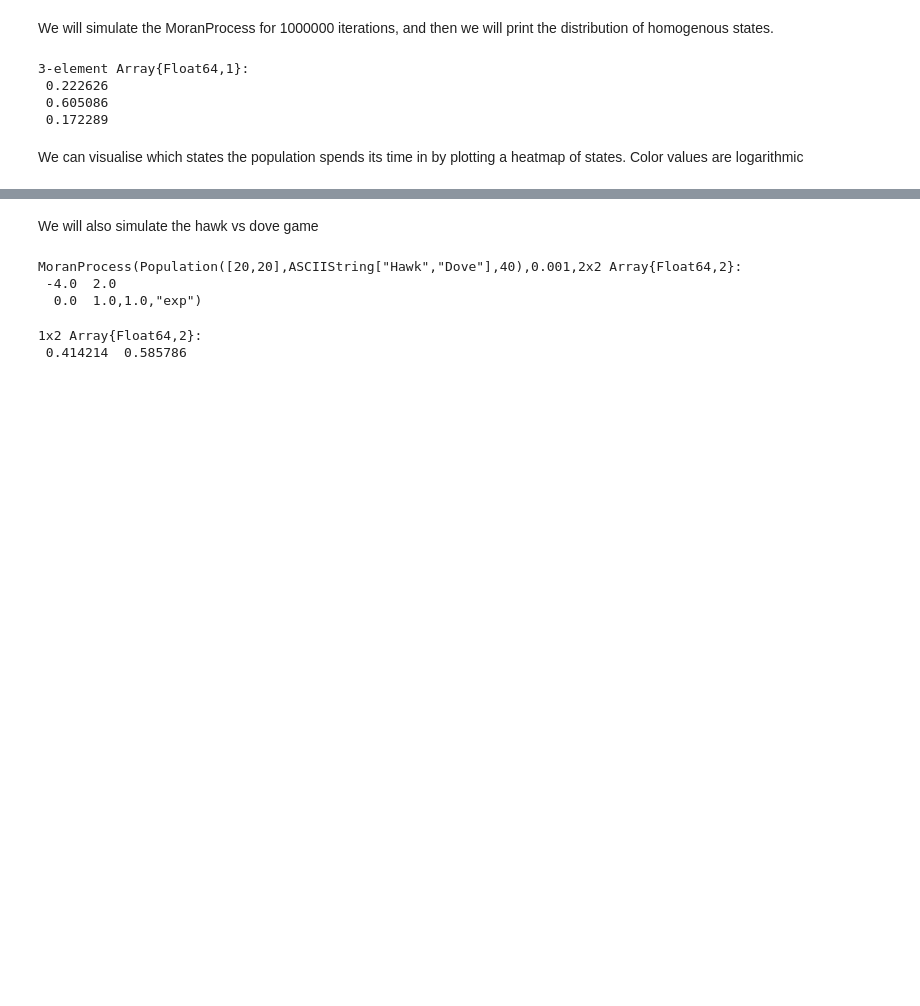
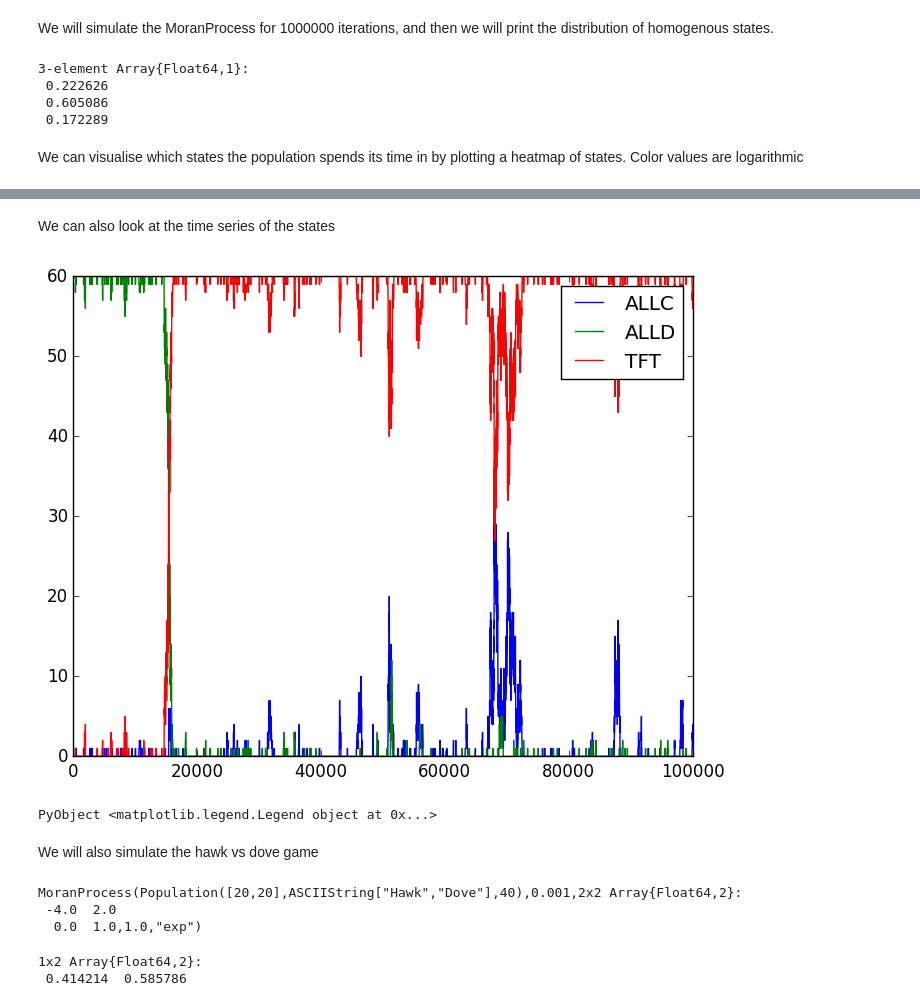
Before and after one commit to computationalevolutionarydynamics/Jedy.jl, a Jupyter notebook: notebooks/Finite Populations.ipynb, the cells around one changed output, grey strips where cells are left out. Cells and saved outputs as stored; diff of their text form; code cells hidden in the pictures; blank space fills up the shorter version.

```diff
--- a/notebooks/Finite Populations.ipynb
+++ b/notebooks/Finite Populations.ipynb
@@ -85,3 +88,17 @@ PyObject <matplotlib.collections.QuadMesh object at 0x...>
+# %% [markdown]
+We can also look at the time series of the states
+# %%
+# Generate a timeseries
+n = 100000 # Number of iterations
+timeSeries = generateTimeSeries(n, dilemmaProcess)
+x = 1:n
+plot(x, timeSeries[:,1])
+plot(x, timeSeries[:,2])
+plot(x, timeSeries[:,3])
+legend(dilemmaProcess.population.labels)
+# %% [output]
+[figure, added]
+PyObject <matplotlib.legend.Legend object at 0x...>
 # %% [markdown]
 We will also simulate the hawk vs dove game
 # %%
```
Also changed, not shown: parts of 4 cells of this notebook.
